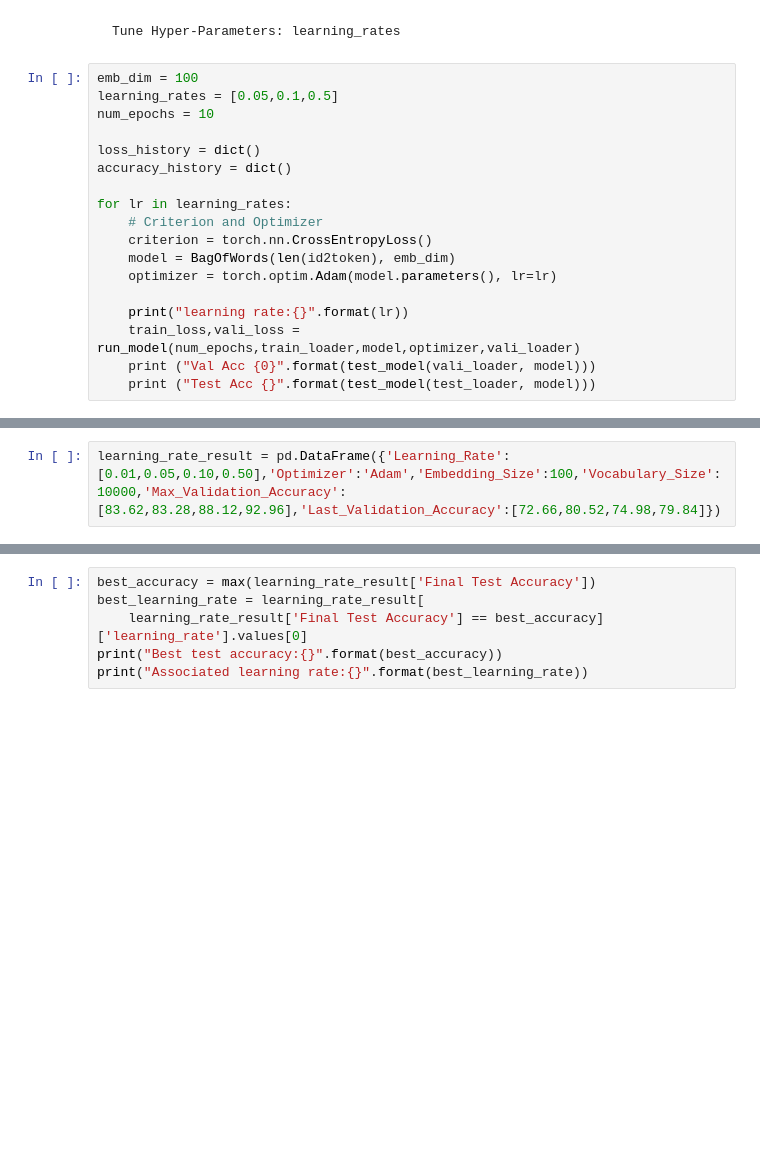
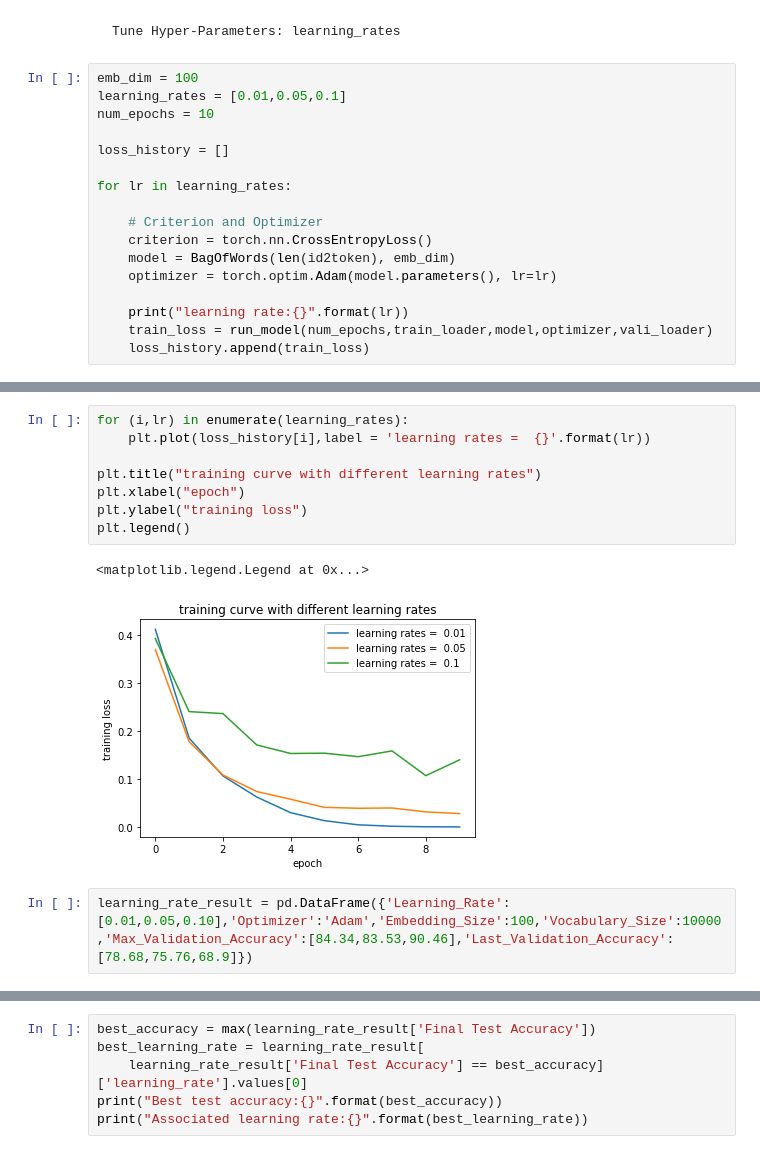
Before and after one commit to stella0316/NLP, a Jupyter notebook: HW1/HW1.ipynb, the cells around one changed output, grey strips where cells are left out. Drawn from its saved outputs; the diff is of its cells as text; blank space fills up the shorter version.

```diff
--- a/HW1/HW1.ipynb
+++ b/HW1/HW1.ipynb
@@ -371,20 +365,19 @@ plt.legend()
     Tune Hyper-Parameters: learning_rates
 # %%
 emb_dim = 100
-learning_rates = [0.05,0.1,0.5]
+learning_rates = [0.01,0.05,0.1]
 num_epochs = 10
 
-loss_history = dict()
-accuracy_history = dict()
+loss_history = []
 
 for lr in learning_rates:
+
     # Criterion and Optimizer
     criterion = torch.nn.CrossEntropyLoss()
     model = BagOfWords(len(id2token), emb_dim)
     optimizer = torch.optim.Adam(model.parameters(), lr=lr)
 
     print("learning rate:{}".format(lr))
-    train_loss,vali_loss = run_model(num_epochs,train_loader,model,optimizer,vali_loader)
-    print ("Val Acc {0}".format(test_model(vali_loader, model)))
-    print ("Test Acc {}".format(test_model(test_loader, model)))
+    train_loss = run_model(num_epochs,train_loader,model,optimizer,vali_loader)
+    loss_history.append(train_loss)
 # %% [output]
@@ -408,5 +401,16 @@ Test Acc (80.98, 2.2682196627044666)
+# %%
+for (i,lr) in enumerate(learning_rates):
+    plt.plot(loss_history[i],label = 'learning rates =  {}'.format(lr))
+
+plt.title("training curve with different learning rates")
+plt.xlabel("epoch")
+plt.ylabel("training loss")
+plt.legend()
+# %% [output]
+<matplotlib.legend.Legend at 0x...>
+[figure, added]
 # %%
-learning_rate_result = pd.DataFrame({'Learning_Rate':[0.01,0.05,0.10,0.50],'Optimizer':'Adam','Embedding_Size':100,'Vocabulary_Size':10000,'Max_Validation_Accuracy':[83.62,83.28,88.12,92.96],'Last_Validation_Accuracy':[72.66,80.52,74.98,79.84]})
+learning_rate_result = pd.DataFrame({'Learning_Rate':[0.01,0.05,0.10],'Optimizer':'Adam','Embedding_Size':100,'Vocabulary_Size':10000,'Max_Validation_Accuracy':[84.34,83.53,90.46],'Last_Validation_Accuracy':[78.68,75.76,68.9]})
 # %%
 learning_rate_result
 # %% [output]
```
Also changed, not shown: parts of 29 cells of this notebook, 1 other file.
